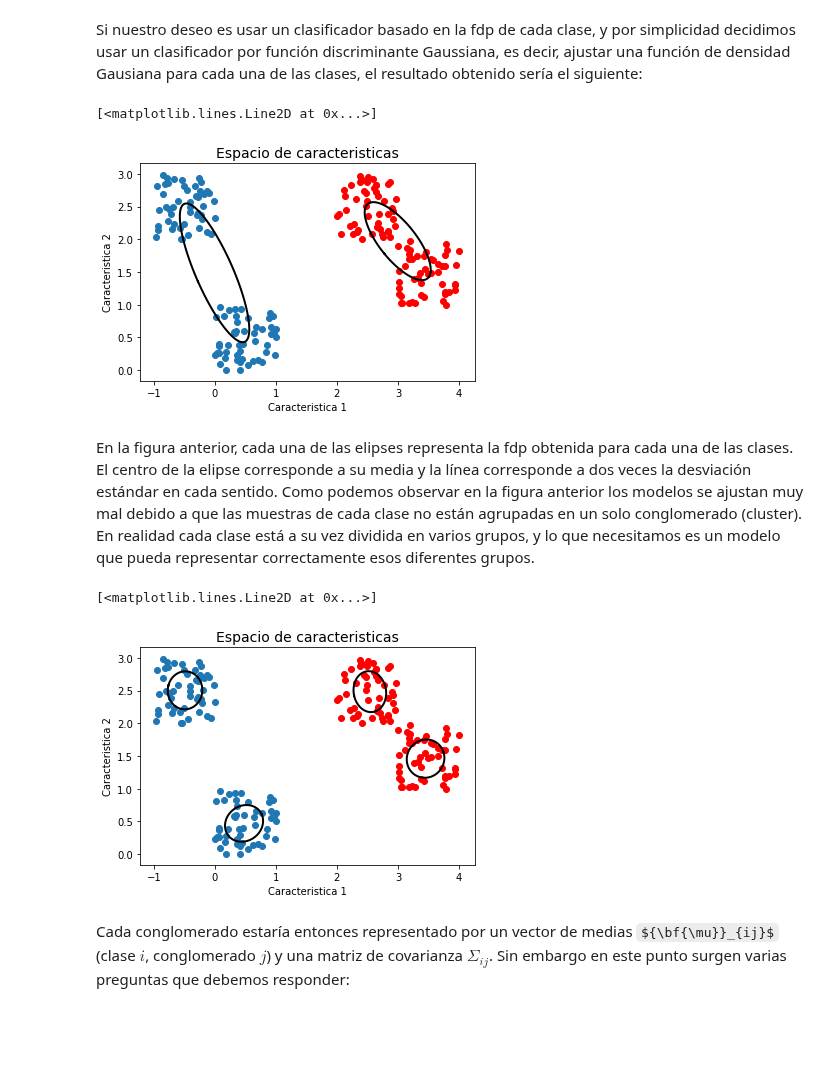
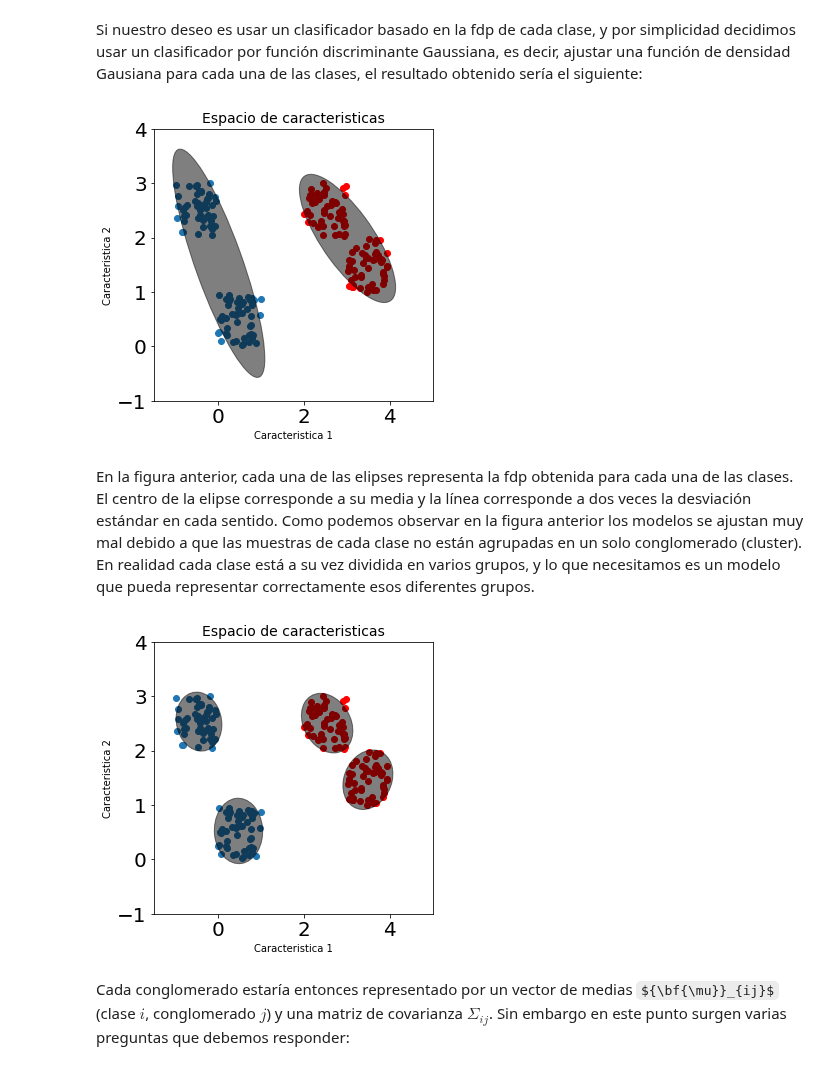
Before and after one commit to jdariasl/ML_IntroductoryCourse, a Jupyter notebook: Clase 04 - Modelos de Mezclas de Gausianas - Aprendizaje no supervisado.ipynb, the cells around one changed output. Drawn from its saved outputs; the diff is of its cells as text; code cells hidden in the pictures; some formulas as TeX source; blank space fills up the shorter version.

```diff
--- a/Clase 04 - Modelos de Mezclas de Gausianas - Aprendizaje no supervisado.ipynb
+++ b/Clase 04 - Modelos de Mezclas de Gausianas - Aprendizaje no supervisado.ipynb
@@ -44,37 +42,51 @@ import pypr.clustering.gmm as gmm
 # %% [markdown]
 Si nuestro deseo es usar un clasificador basado en la fdp de cada clase, y por simplicidad decidimos usar un clasificador por función discriminante Gaussiana, es decir, ajustar una función de densidad Gausiana para cada una de las clases, el resultado obtenido sería el siguiente:
+# %%
+from matplotlib.patches import Ellipse
+
+def plot_ellipse(ax, mu ,sigma):
+
+    vals, vecs = np.linalg.eigh(sigma)
+
+    x , y = vecs[:, 0]
+    theta = np.degrees(np.arctan2(y,x))
+
+    w,h = 4* np.sqrt(vals)
+
+    ax.tick_params(axis='both',which='major',labelsize=20)
+    ellipse = Ellipse(mu,w,h,theta,color='k')
+    ellipse.set_alpha(0.5)
+    ax.add_artist(ellipse)
 # %%
-plt.title('Espacio de caracteristicas', fontsize=14)
-plt.xlabel('Caracteristica 1')
-plt.ylabel('Caracteristica 2')
-plt.scatter(XC1[0,:], XC1[1,:])
-plt.scatter(XC2[0,:], XC2[1,:],color='red')
-C1, C2 = gmm.gauss_ellipse_2d(np.mean(XC1, axis=1), np.cov(XC1))
-plot(C1, C2, 'k', linewidth=2)
-C1, C2 = gmm.gauss_ellipse_2d(np.mean(XC2, axis=1), np.cov(XC2))
-plot(C1, C2, 'k', linewidth=2)
+fig, ax = plt.subplots(figsize=(5,5))
+ax.set_title('Espacio de caracteristicas', fontsize=14)
+ax.set_xlabel('Caracteristica 1')
+ax.set_ylabel('Caracteristica 2')
+ax.scatter(XC1[0,:], XC1[1,:])
+ax.scatter(XC2[0,:], XC2[1,:],color='red')
+ax.set_ylim(-1, 4)
+ax.set_xlim(-1.5, 5)
+plot_ellipse(ax, np.mean(XC1, axis=1) ,np.cov(XC1))
+plot_ellipse(ax, np.mean(XC2, axis=1) ,np.cov(XC2))
 # %% [output]
-[<matplotlib.lines.Line2D at 0x...>]
-[figure, old version]
+[figure, new version]
 # %% [markdown]
 En la figura anterior, cada una de las elipses representa la fdp obtenida para cada una de las clases. El centro de la elipse corresponde a su media y la línea corresponde a dos veces la desviación estándar en cada sentido. Como podemos observar en la figura anterior los modelos se ajustan muy mal debido a que las muestras de cada clase no están agrupadas en un solo conglomerado (cluster). En realidad cada clase está a su vez dividida en varios grupos, y lo que necesitamos es un modelo que pueda representar correctamente esos diferentes grupos.
 # %%
-plt.title('Espacio de caracteristicas', fontsize=14)
-plt.xlabel('Caracteristica 1')
-plt.ylabel('Caracteristica 2')
-plt.scatter(XC1[0,:], XC1[1,:])
-plt.scatter(XC2[0,:], XC2[1,:],color='red')
-C1, C2 = gmm.gauss_ellipse_2d(np.mean(x1, axis=1), np.cov(x1))
-plot(C1, C2, 'k', linewidth=2)
-C1, C2 = gmm.gauss_ellipse_2d(np.mean(x2, axis=1), np.cov(x2))
-plot(C1, C2, 'k', linewidth=2)
-C1, C2 = gmm.gauss_ellipse_2d(np.mean(x3, axis=1), np.cov(x3))
-plot(C1, C2, 'k', linewidth=2)
-C1, C2 = gmm.gauss_ellipse_2d(np.mean(x4, axis=1), np.cov(x4))
-plot(C1, C2, 'k', linewidth=2)
+fig, ax = plt.subplots(figsize=(5,5))
+ax.set_title('Espacio de caracteristicas', fontsize=14)
+ax.set_xlabel('Caracteristica 1')
+ax.set_ylabel('Caracteristica 2')
+ax.scatter(XC1[0,:], XC1[1,:])
+ax.scatter(XC2[0,:], XC2[1,:],color='red')
+ax.set_ylim(-1, 4)
+ax.set_xlim(-1.5, 5)
+plot_ellipse(ax, np.mean(x1, axis=1) ,np.cov(x1))
+plot_ellipse(ax, np.mean(x2, axis=1) ,np.cov(x2))
+plot_ellipse(ax, np.mean(x3, axis=1) ,np.cov(x3))
+plot_ellipse(ax, np.mean(x4, axis=1) ,np.cov(x4))
 # %% [output]
-[<matplotlib.lines.Line2D at 0x...>]
-[figure, old version]
+[figure, new version]
 # %% [markdown]
 Cada conglomerado estaría entonces representado por un vector de medias ${\bf{\mu}}_{ij}$ (clase $i$, conglomerado $j$) y una matriz de covarianza $\Sigma _{ij}$. Sin embargo en este punto surgen varias preguntas que debemos responder:
 # %% [markdown]
```
Also changed, not shown: parts of 18 cells of this notebook, 3 other files.
